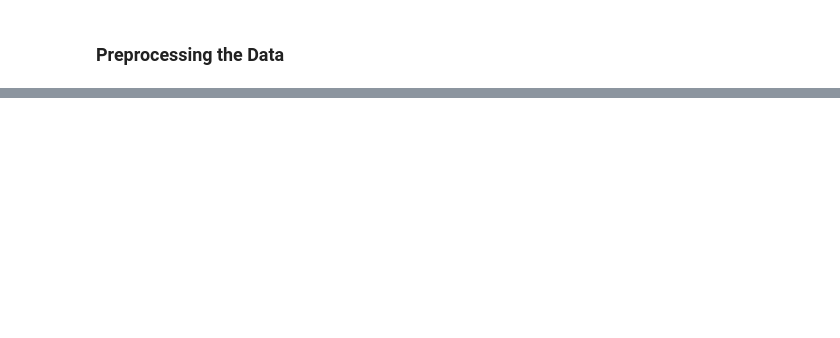
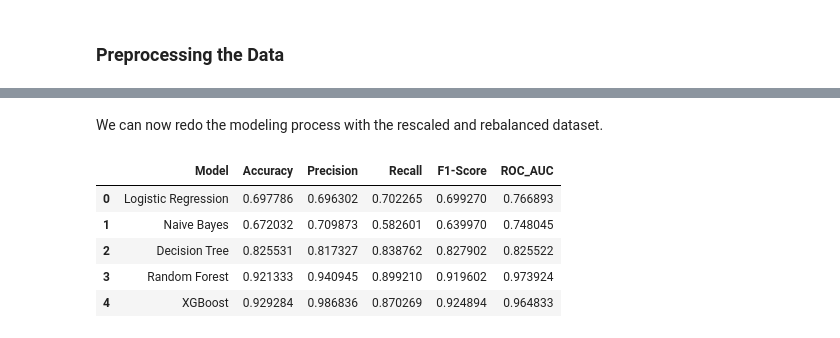
Before and after one commit to the-ethical-ai/Loan_default, a Jupyter notebook: Loan_Default_Full_Report.ipynb, the cells around one changed output, grey strips where cells are left out. Cells and saved outputs as stored; diff of their text form; code cells hidden in the pictures; blank space fills up the shorter version.

```diff
--- a/Loan_Default_Full_Report.ipynb
+++ b/Loan_Default_Full_Report.ipynb
@@ -386,0 +423,4 @@ As I will elaborate on later, **F1** and **ROC-AUC** (*area under the receiver o
+# %%
+# making the feature table and the prediction column
+X = df_encoded.drop(columns = ['Default'])
+y = df_encoded.Default
@@ -386,0 +487,49 @@ As I will elaborate on later, **F1** and **ROC-AUC** (*area under the receiver o
+# %%
+# rescaling the data
+scaler = StandardScaler()
+X_scale = scaler.fit_transform(X)
+
+# rebalancing the classes
+smote = SMOTE(random_state=8413)
+X_rebal, y_rebal = smote.fit_resample(X_scale, y)
+
+# resplitting the data
+X_train, X_test, y_train, y_test = train_test_split(X_rebal, y_rebal, test_size = 0.2, random_state = 8413)
+X_train, X_val, y_train, y_val = train_test_split(X_train, y_train, test_size = 0.2, random_state = 8413)
+# %% [markdown]
+We can now redo the modeling process with the rescaled and rebalanced dataset.
+# %%
+### Making a dictionary to track all of the model scores
+metrics_2 = {"Model": [],
+          "Accuracy": [],
+          "Precision": [],
+          "Recall": [],
+          "F1-Score": [],
+          "ROC_AUC": []}
+
+# remaking the models with scaled and balanced dataset
+for model_name, model in models.items():
+    accuracies = cross_val_score(model, X_train, y_train, cv = 3, scoring = 'accuracy')
+    precisions = cross_val_score(model, X_train, y_train, cv = 3, scoring = 'precision')
+    recalls = cross_val_score(model, X_train, y_train, cv = 3, scoring = 'recall')
+    f1_scores = cross_val_score(model, X_train, y_train, cv = 3, scoring = 'f1')
+    roc_auc_scores = cross_val_score(model, X_train, y_train, cv = 3, scoring = 'roc_auc')
+
+    # Adding results to the metrics dictionary
+    metrics_2['Model'].append(model_name)
+    metrics_2['Accuracy'].append(np.mean(accuracies))
+    metrics_2['Precision'].append(np.mean(precisions))
+    metrics_2['Recall'].append(np.mean(recalls))
+    metrics_2['F1-Score'].append(np.mean(f1_scores))
+    metrics_2['ROC_AUC'].append(np.mean(roc_auc_scores))
+# %%
+### Changing the metrics dictionary into a dataframe for viewing
+model_2_scores_df = pd.DataFrame(metrics_2)
+model_2_scores_df
+# %% [output]
+|  | Model | Accuracy | Precision | Recall | F1-Score | ROC_AUC |
+| 0 | Logistic Regression | 0.697786 | 0.696302 | 0.702265 | 0.699270 | 0.766893 |
+| 1 | Naive Bayes | 0.672032 | 0.709873 | 0.582601 | 0.639970 | 0.748045 |
+| 2 | Decision Tree | 0.825531 | 0.817327 | 0.838762 | 0.827902 | 0.825522 |
+| 3 | Random Forest | 0.921333 | 0.940945 | 0.899210 | 0.919602 | 0.973924 |
+| 4 | XGBoost | 0.929284 | 0.986836 | 0.870269 | 0.924894 | 0.964833 |
```
Also changed, not shown: parts of 36 cells of this notebook.
